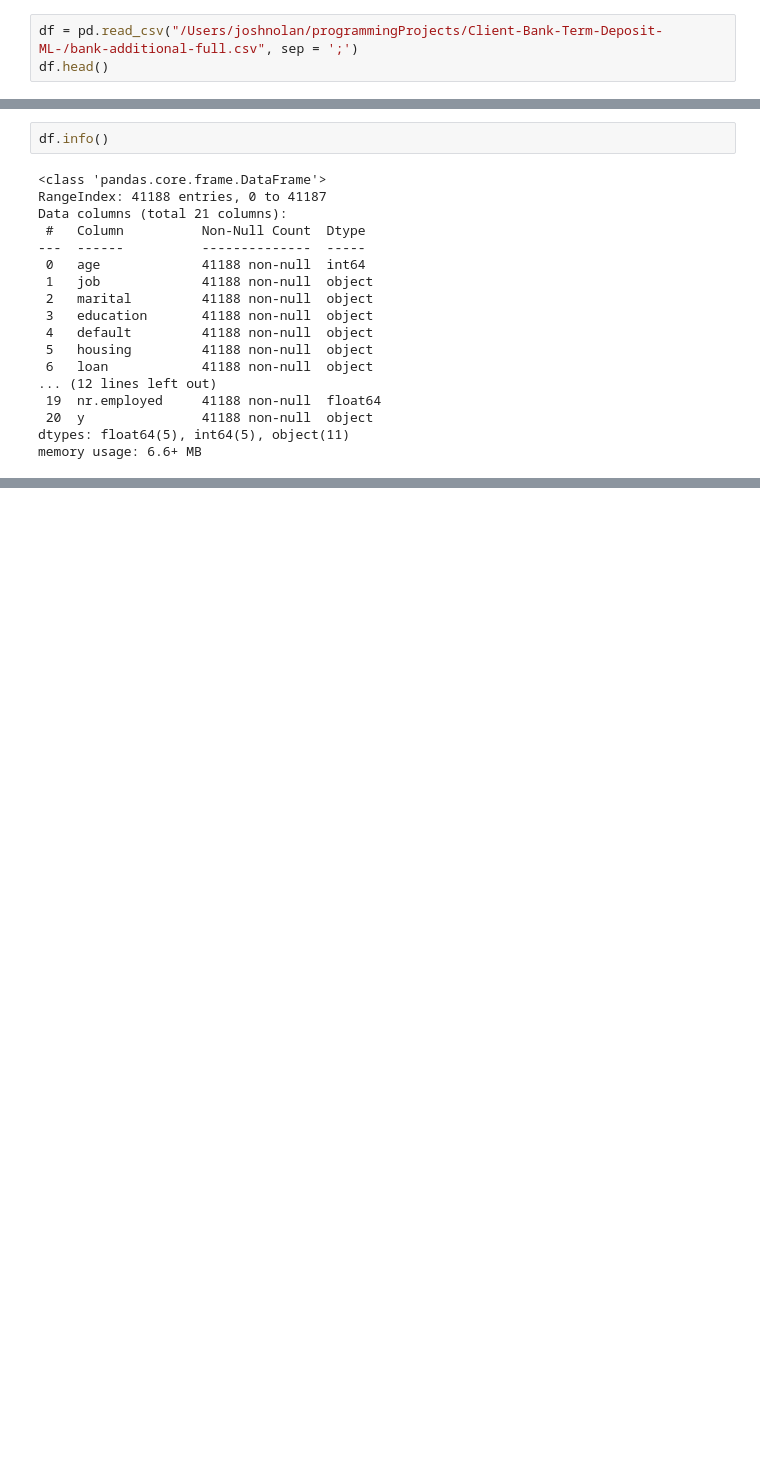
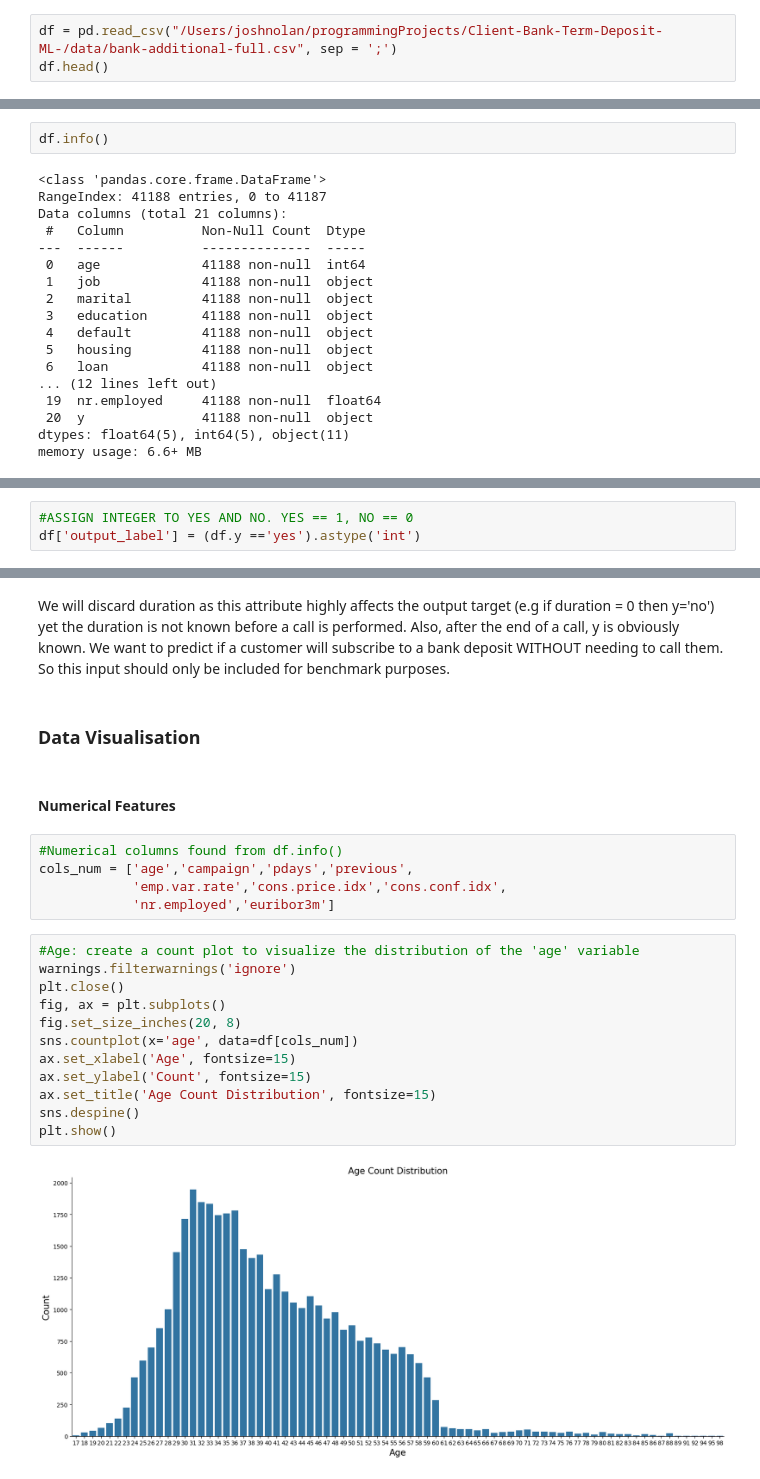
Before and after one commit to jn607/Client-Bank-Term-Deposit-ML-, a Jupyter notebook: notebook.ipynb, the cells around one changed output, grey strips where cells are left out. Drawn from its saved outputs; the diff is of its cells as text; blank space fills up the shorter version.

Commit message:
Exploratory data analysis 1

```diff
--- a/notebook.ipynb
+++ b/notebook.ipynb
@@ -28,6 +30,6 @@ import seaborn as sns
 pd.set_option('display.max_columns', None)
 # %%
-df = pd.read_csv("/Users/joshnolan/programmingProjects/Client-Bank-Term-Deposit-ML-/bank-additional-full.csv", sep = ';')
+df = pd.read_csv("/Users/joshnolan/programmingProjects/Client-Bank-Term-Deposit-ML-/data/bank-additional-full.csv", sep = ';')
 df.head()
 # %% [output]
 |  | age | job | marital | education | default | housing | loan | contact | month | day_of_week | ... |
@@ -58,0 +91,3 @@ memory usage: 6.6+ MB
+# %%
+#ASSIGN INTEGER TO YES AND NO. YES == 1, NO == 0
+df['output_label'] = (df.y =='yes').astype('int')
@@ -58,0 +169,25 @@ memory usage: 6.6+ MB
+# %% [markdown]
+We will discard duration as this attribute highly affects the output target (e.g if duration = 0 then y='no') yet the duration is not known before a call is performed. Also, after the end of a call, y is obviously known. We want to predict if a customer will subscribe to a bank deposit WITHOUT needing to call them. So this input should only be included for benchmark purposes.
+# %% [markdown]
+### Data Visualisation
+# %% [markdown]
+#### Numerical Features
+# %%
+#Numerical columns found from df.info()
+cols_num = ['age','campaign','pdays','previous',
+            'emp.var.rate','cons.price.idx','cons.conf.idx',
+            'nr.employed','euribor3m']
+# %%
+#Age: create a count plot to visualize the distribution of the 'age' variable
+warnings.filterwarnings('ignore')
+plt.close()
+fig, ax = plt.subplots()
+fig.set_size_inches(20, 8)
+sns.countplot(x='age', data=df[cols_num])
+ax.set_xlabel('Age', fontsize=15)
+ax.set_ylabel('Count', fontsize=15)
+ax.set_title('Age Count Distribution', fontsize=15)
+sns.despine()
+plt.show()
+# %% [output]
+[figure, added]
```
Also changed, not shown: parts of 17 cells of this notebook.
